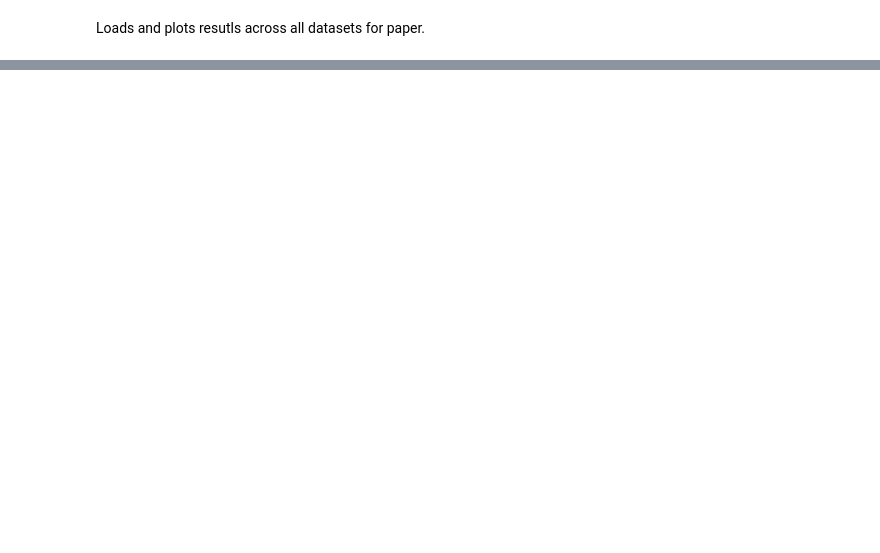
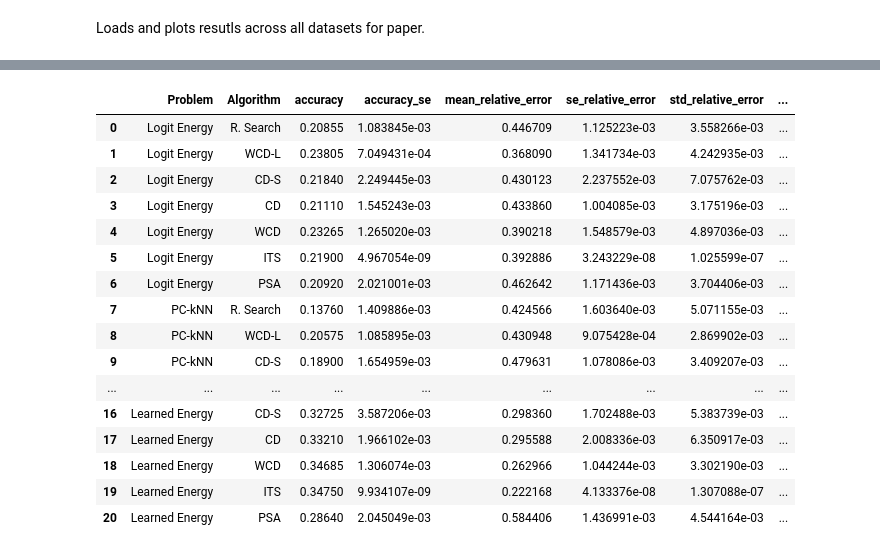
Before and after one commit to dolindner/ITS, a Jupyter notebook: examples/paper_experiment/2_1_comparision_search_datasets.ipynb, the cells around one changed output, grey strips where cells are left out. Drawn from its saved outputs; the diff is of its cells as text; code cells hidden in the pictures; blank space fills up the shorter version.

```diff
--- a/examples/paper_experiment/2_1_comparision_search_datasets.ipynb
+++ b/examples/paper_experiment/2_1_comparision_search_datasets.ipynb
@@ -27,7 +27,7 @@ while not path_found:
     current_path = os.path.dirname(current_path)
 
 experiment_files_path_data = os.path.join(current_path, "experiment_files", "data")
-dataset = "bigger_mnist"  #choose one of the below
+dataset = "tu_berlin"  #choose one of the below
 
 default_architecutre_mapping = {
     "mnist": "resnet_small",
@@ -878,6 +1272,8 @@ for budget in ["60"]:
                     "Budget": budget,
                     "metrics": metrics
                 })
+            else:
+                print(eval_path)
 # %%
 #Code that reads the results of all runs(including resulst for each sample in the dataset) and calculates relative error metric.
 # %%
@@ -2112,6 +2698,7 @@ from collections import defaultdict
 
 # ===== config =====
 datasets = ["bigger_mnist", "bigger_emnist", "tu_berlin", "modelnet10"]
+
 budget = 60
 problem_names = ["logit_energy", "knn_per_class", "learned_energy"]
 
@@ -2153,7 +2740,7 @@ MODELNET_VARIANT_GROUPS = {
 }
 
 TU_VARIANT_GROUPS = {"random_search": ["random_search"],
-                     "wcd_lattice": ["wcd_lat_ind"],
+                     "wcd_lattice": ["wcd_lattice"],
                      "cd": ["cd"],
                      "cd_multi_cyclus": ["cd_multi_cyclus"],
                      "wcd": ["wcd"],
@@ -2205,9 +2796,11 @@ for ds in datasets:
                 if os.path.exists(eval_path):
                     with open(eval_path, "r") as f:
                         metrics = json.load(f)
-                list_results.append({
-                    "Algorithm": base_algo,
-                    "Problem": method_name,
-                    "metrics": metrics
-                })
+                    list_results.append({
+                        "Algorithm": base_algo,
+                        "Problem": method_name,
+                        "metrics": metrics
+                    })
+                else:
+                    print(eval_path)
     results_dict[ds] = list_results
@@ -2249,3 +2886,23 @@ for ds in datasets:
+# %%
+analyzed_results["tu_berlin"]
+# %% [output]
+|  | Problem | Algorithm | accuracy | accuracy_se | mean_relative_error | se_relative_error | std_relative_error | ... |
+| 0 | Logit Energy | R. Search | 0.20855 | 1.083845e-03 | 0.446709 | 1.125223e-03 | 3.558266e-03 | ... |
+| 1 | Logit Energy | WCD-L | 0.23805 | 7.049431e-04 | 0.368090 | 1.341734e-03 | 4.242935e-03 | ... |
+| 2 | Logit Energy | CD-S | 0.21840 | 2.249445e-03 | 0.430123 | 2.237552e-03 | 7.075762e-03 | ... |
+| 3 | Logit Energy | CD | 0.21110 | 1.545243e-03 | 0.433860 | 1.004085e-03 | 3.175196e-03 | ... |
+| 4 | Logit Energy | WCD | 0.23265 | 1.265020e-03 | 0.390218 | 1.548579e-03 | 4.897036e-03 | ... |
+| 5 | Logit Energy | ITS | 0.21900 | 4.967054e-09 | 0.392886 | 3.243229e-08 | 1.025599e-07 | ... |
+| 6 | Logit Energy | PSA | 0.20920 | 2.021001e-03 | 0.462642 | 1.171436e-03 | 3.704406e-03 | ... |
+| 7 | PC-kNN | R. Search | 0.13760 | 1.409886e-03 | 0.424566 | 1.603640e-03 | 5.071155e-03 | ... |
+| 8 | PC-kNN | WCD-L | 0.20575 | 1.085895e-03 | 0.430948 | 9.075428e-04 | 2.869902e-03 | ... |
+| 9 | PC-kNN | CD-S | 0.18900 | 1.654959e-03 | 0.479631 | 1.078086e-03 | 3.409207e-03 | ... |
+| ... | ... | ... | ... | ... | ... | ... | ... | ... |
+| 16 | Learned Energy | CD-S | 0.32725 | 3.587206e-03 | 0.298360 | 1.702488e-03 | 5.383739e-03 | ... |
+| 17 | Learned Energy | CD | 0.33210 | 1.966102e-03 | 0.295588 | 2.008336e-03 | 6.350917e-03 | ... |
+| 18 | Learned Energy | WCD | 0.34685 | 1.306074e-03 | 0.262966 | 1.044244e-03 | 3.302190e-03 | ... |
+| 19 | Learned Energy | ITS | 0.34750 | 9.934107e-09 | 0.222168 | 4.133376e-08 | 1.307088e-07 | ... |
+| 20 | Learned Energy | PSA | 0.28640 | 2.045049e-03 | 0.584406 | 1.436991e-03 | 4.544164e-03 | ... |
 # %%
 import pandas as pd
 
```
Also changed, not shown: parts of 49 cells of this notebook.
